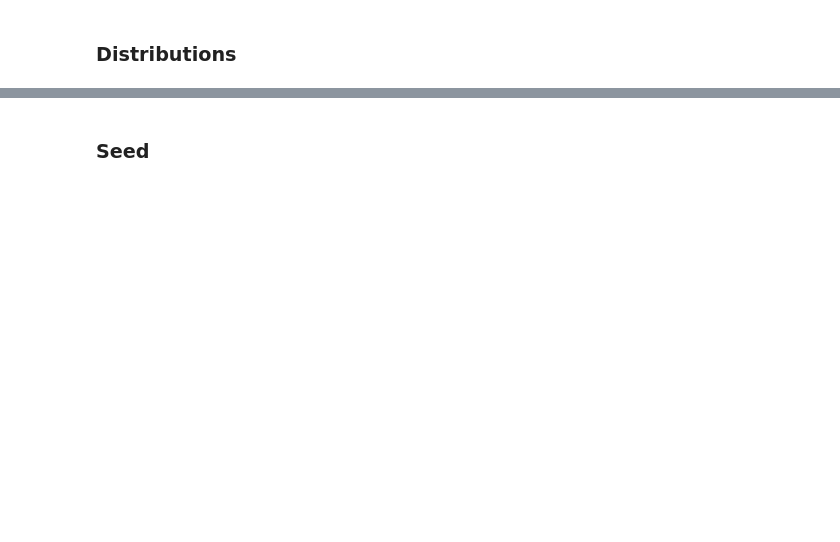
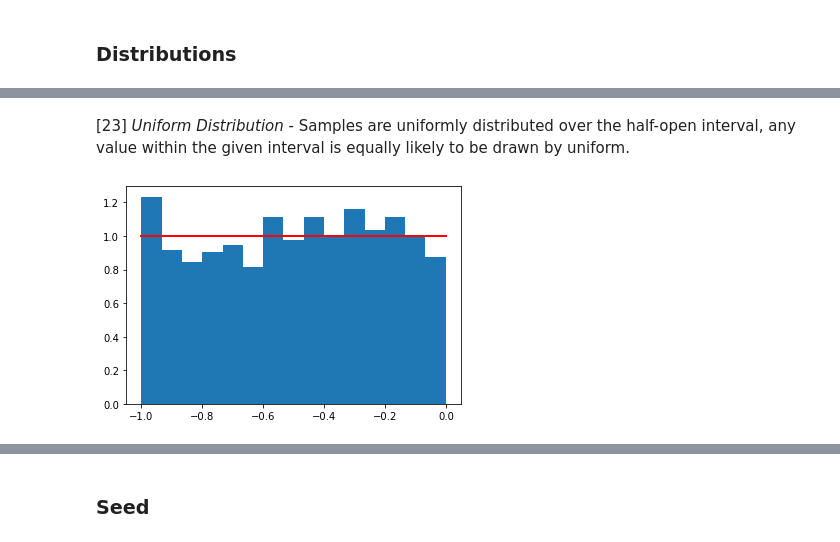
Before and after one commit to osirismoraes/assignment_fda, a Jupyter notebook: Assignment.ipynb, the cells around one changed output, grey strips where cells are left out. Drawn from its saved outputs; the diff is of its cells as text; code cells hidden in the pictures; blank space fills up the shorter version.

Commit message:
include more simple random data

```diff
--- a/Assignment.ipynb
+++ b/Assignment.ipynb
@@ -410,0 +359,13 @@ sns.distplot(x)
+# %% [markdown]
+[23] _Uniform Distribution_ - Samples are uniformly distributed over the half-open interval, any value within the given interval is equally likely to be drawn by uniform.
+# %%
+# Drawn samples from the parameterized uniform distribution.
+s = np.random.default_rng().uniform(-1,0,1000)
+# %%
+# Display the histogram of the samples, along with the probability density function:
+import matplotlib.pyplot as plt
+count, bins, ignored = plt.hist(s, 15, density=True)
+plt.plot(bins, np.ones_like(bins), linewidth=2, color='r')
+plt.show()
+# %% [output]
+[figure, added]
```
Also changed, not shown: parts of 56 cells of this notebook.
